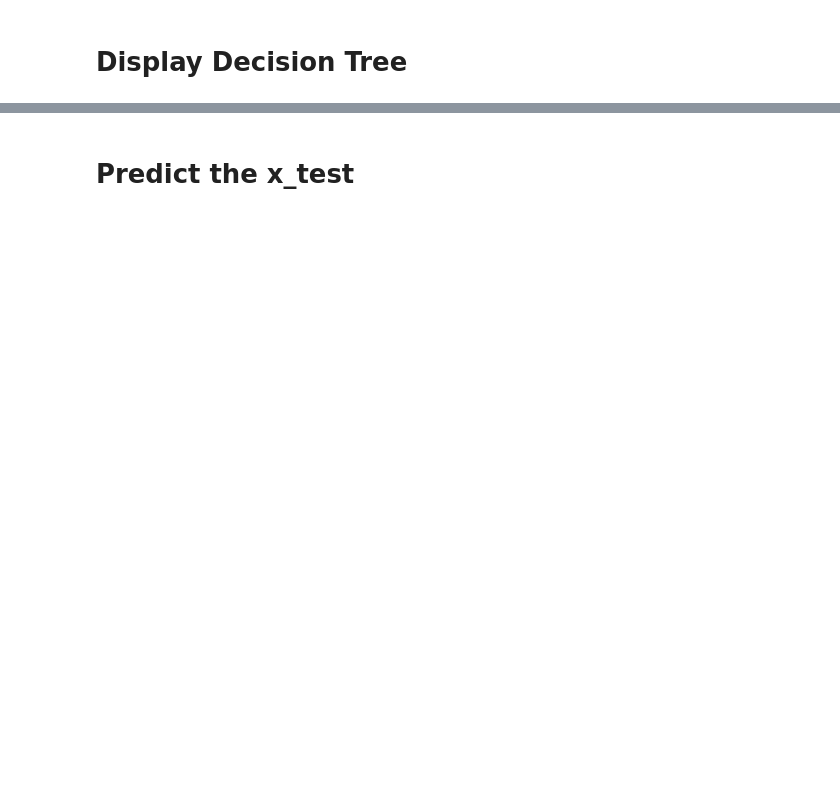
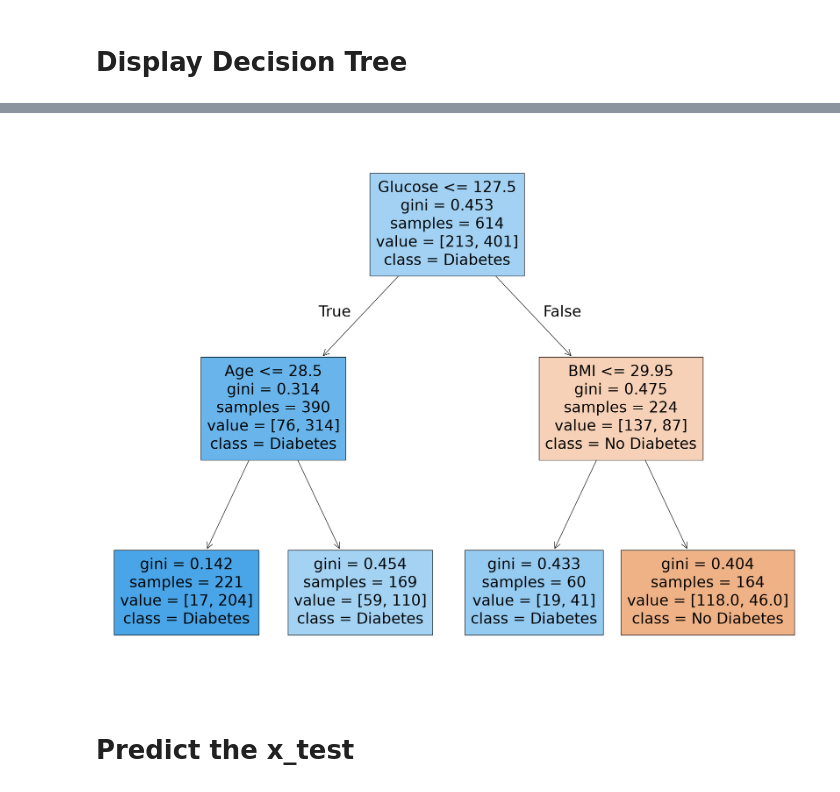
Before and after one commit to NakulKachhava/SEM-5-ML, a Jupyter notebook: Lab8.ipynb, the cells around one changed output, grey strips where cells are left out. Drawn from its saved outputs; the diff is of its cells as text; code cells hidden in the pictures; blank space fills up the shorter version.

```diff
--- a/Lab8.ipynb
+++ b/Lab8.ipynb
@@ -35,2 +184,4 @@ array([0, 0, 0, 0, 0, 0, 0, 0, 0, 0, 0, 0, 0, 0, 0, 0, 0, 0, 0, 0, 0, 0,
 # %% [markdown]
 # Splitting the dataset into the Training set and Test set
+# %%
+X_train, X_test, y_train, y_test = train_test_split(X, y, test_size=0.2, random_state=42)
@@ -36,0 +237,7 @@ array([0, 0, 0, 0, 0, 0, 0, 0, 0, 0, 0, 0, 0, 0, 0, 0, 0, 0, 0, 0, 0, 0,
+# %%
+model = DecisionTreeClassifier(max_depth=2, random_state=42)
+# %%
+for depth in range(1,11):
+    model = DecisionTreeClassifier(max_depth=depth, random_state=42)
+    model.fit(X_train, y_train)
+    print(f"Depth: {depth} | Train Accuracy: {model.score(X_train, y_train):.3f} | Test Accuracy: {model.score(X_test, y_test):.3f}")
@@ -41,0 +257,2 @@ DecisionTreeClassifier(splitter='random')
+# %%
+model.fit(X_train, y_train)
@@ -63,2 +263,8 @@ DecisionTreeClassifier(splitter='random')
+# %%
+fig = plt.figure(figsize=(25,20))
+plot_tree(model, feature_names=X.columns, class_names=["No Diabetes", "Diabetes"], filled=True)
+plt.show()
+# %% [output]
+[figure, added]
 # %% [markdown]
 # Predict the x_test
```
Also changed, not shown: parts of 56 cells of this notebook, 1 other file.
